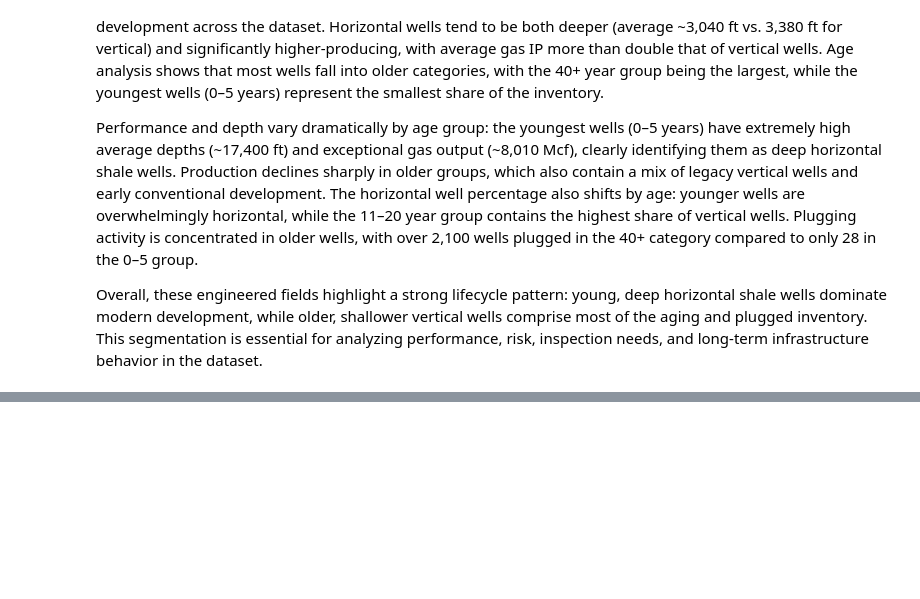
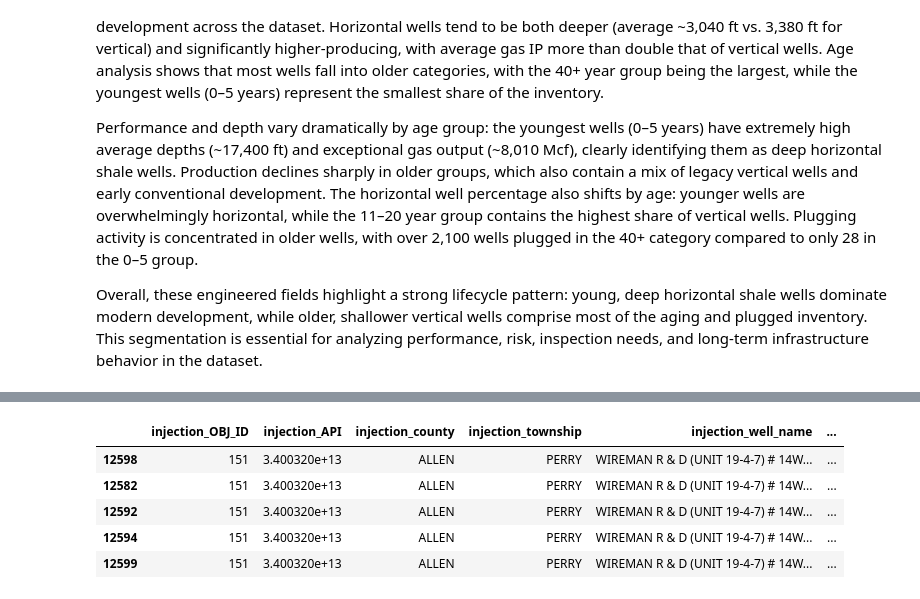
Before and after one commit to nphanrahan/data-quarks, a Jupyter notebook: notebooks/OilGas-exploration_update.ipynb, the cells around one changed output, grey strips where cells are left out. Drawn from its saved outputs; the diff is of its cells as text; code cells hidden in the pictures; blank space fills up the shorter version.

Commit message:
Created Link Table For Spatial Analysis
Refs #13

```diff
--- a/notebooks/OilGas-exploration_update.ipynb
+++ b/notebooks/OilGas-exploration_update.ipynb
@@ -491,0 +580,9 @@ Overall, these engineered fields highlight a strong lifecycle pattern: young, de
+# %%
+link_df.head()
+# %% [output]
+|  | injection_OBJ_ID | injection_API | injection_county | injection_township | injection_well_name | ... |
+| 12598 | 151 | 3.400320e+13 | ALLEN | PERRY | WIREMAN R & D (UNIT 19-4-7) # 14W... | ... |
+| 12582 | 151 | 3.400320e+13 | ALLEN | PERRY | WIREMAN R & D (UNIT 19-4-7) # 14W... | ... |
+| 12592 | 151 | 3.400320e+13 | ALLEN | PERRY | WIREMAN R & D (UNIT 19-4-7) # 14W... | ... |
+| 12594 | 151 | 3.400320e+13 | ALLEN | PERRY | WIREMAN R & D (UNIT 19-4-7) # 14W... | ... |
+| 12599 | 151 | 3.400320e+13 | ALLEN | PERRY | WIREMAN R & D (UNIT 19-4-7) # 14W... | ... |
```
Also changed, not shown: parts of 4 cells of this notebook.
